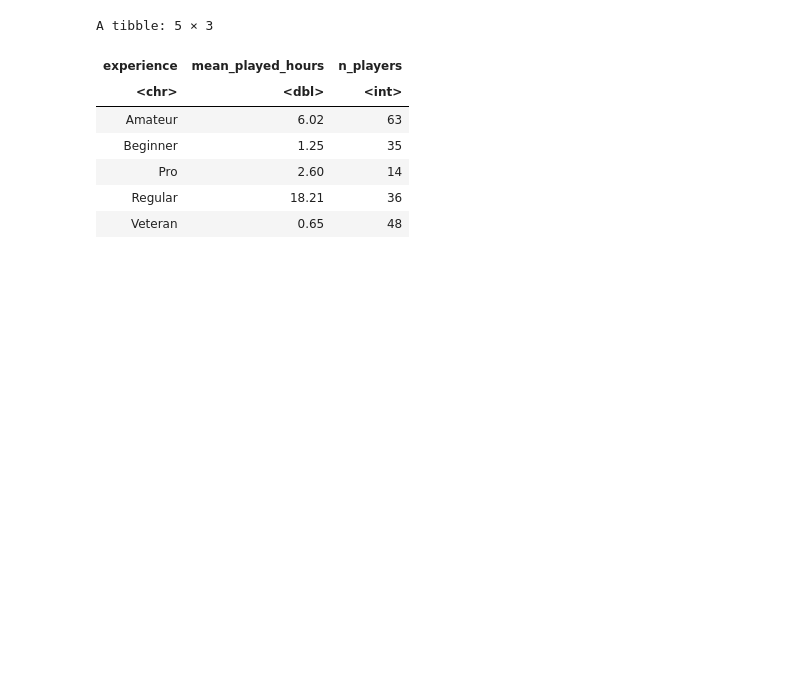
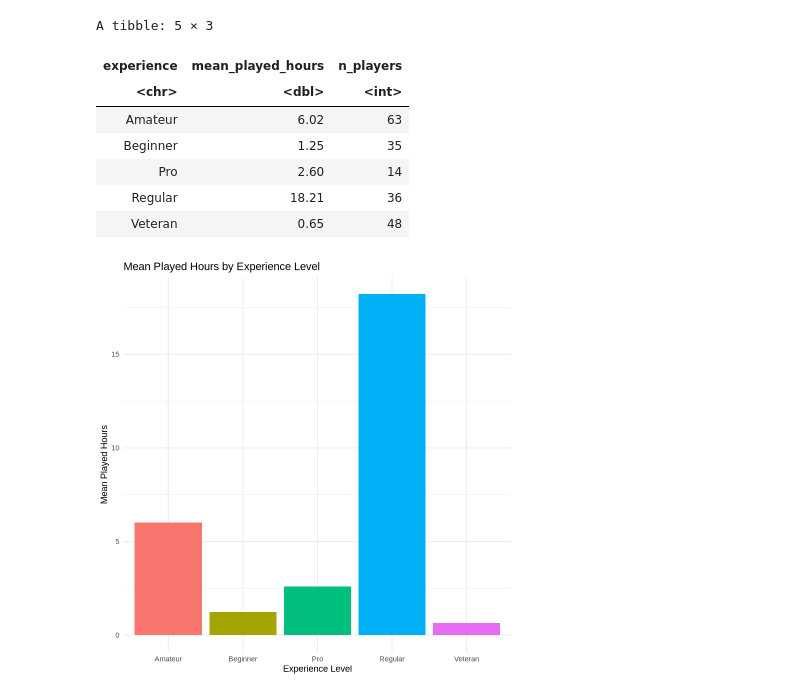
Before and after one commit to daniel-zouli/Dsci-100-Individual-Project, a Jupyter notebook: Dsci 100 Individual.ipynb, the cells around one changed output. Saved outputs shown, nothing was run; the diff lists cells and outputs as text; code cells hidden in the pictures; blank space fills up the shorter version.

Commit message:
Added the plots and methodology

```diff
--- a/Dsci 100 Individual.ipynb
+++ b/Dsci 100 Individual.ipynb
@@ -139,3 +141,13 @@ A tibble: 5 × 3
 | Pro | 2.60 | 14 |
 | Regular | 18.21 | 36 |
 | Veteran | 0.65 | 48 |
+# %%
+ggplot(players_summary, aes(x = experience, y = mean_played_hours, fill = experience)) +
+  geom_col() +
+  labs(title = "Mean Played Hours by Experience Level",
+       x = "Experience Level",
+       y = "Mean Played Hours") +
+  theme_minimal() +
+  theme(legend.position = "none")
+# %% [output]
+[figure, added]
```
Also changed, not shown: parts of 6 cells of this notebook.
